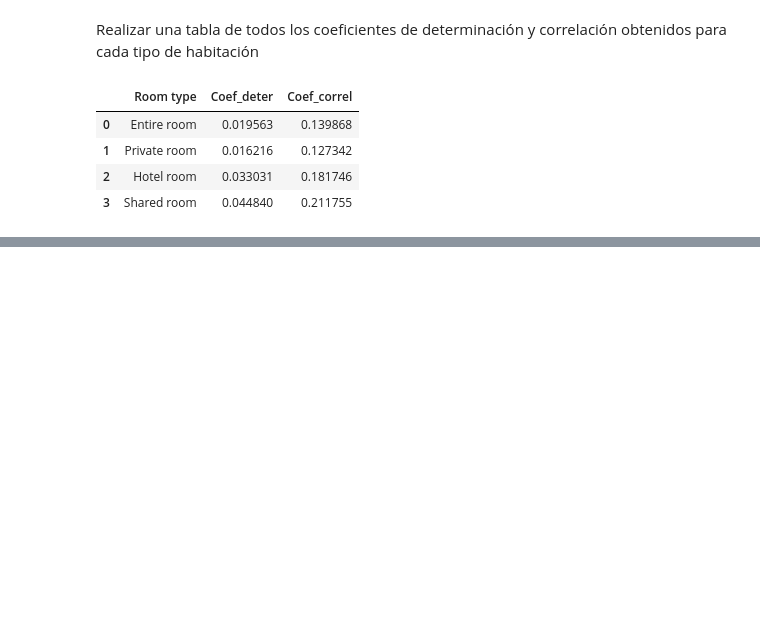
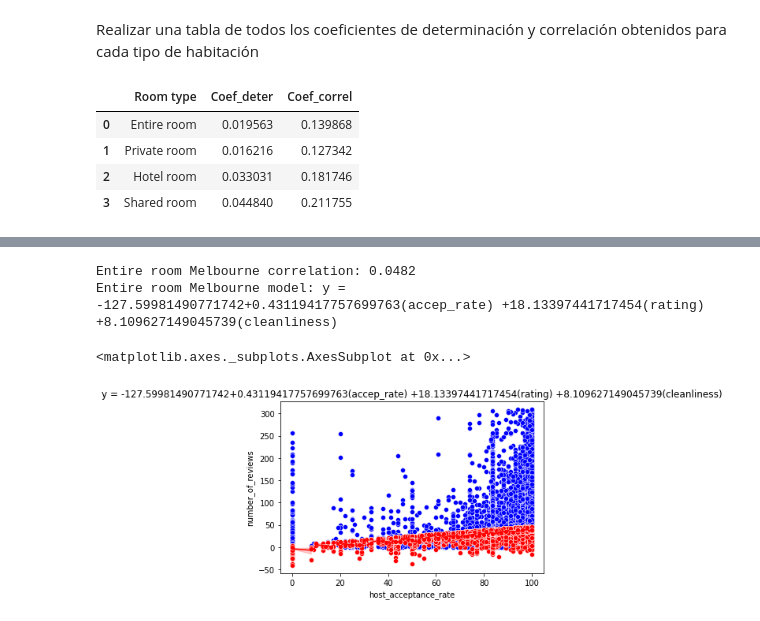
Before and after one commit to a01706447/Actividad-1, a Jupyter notebook: Actividad1_A01706447.ipynb, the cells around one changed output, grey strips where cells are left out. Saved outputs shown, nothing was run; the diff lists cells and outputs as text; code cells hidden in the pictures; blank space fills up the shorter version.

```diff
--- a/Actividad1_A01706447.ipynb
+++ b/Actividad1_A01706447.ipynb
@@ -362,0 +401,16 @@ df
+# %%
+entire_mel = melbourne[melbourne['room_type']=='Entire home/apt']
+entire_mel.drop('room_type',axis=1, inplace=True)
+y=entire_mel
+
+percentile25=y.quantile(0.25) #Q1
+percentile75=y.quantile(0.75) #Q3
+iqr= percentile75 - percentile25
+
+Limite_Superior_iqr= percentile75 + 6.5*iqr
+Limite_Inferior_iqr= percentile25 - 6.5*iqr
+df3= entire_mel[(y<=Limite_Superior_iqr)&(y>=Limite_Inferior_iqr)]
+
+entire_melb=df3.copy()
+entire_melb=entire_melb.fillna(round(df3.mean(),1))
+entire_melb
@@ -362,0 +476,29 @@ df
+# %%
+indep_enmelb = entire_melb[['host_acceptance_rate', 'review_scores_rating','review_scores_cleanliness']]
+dep_enmelb = entire_melb['number_of_reviews']
+
+model_enmelb = LinearRegression()
+
+model_enmelb.fit(X=indep_enmelb, y=dep_enmelb)
+model_enmelb.__dict__
+model_enmelb.score(indep_enmelb,dep_enmelb)
+
+#Creamos el modelo
+reg = LinearRegression().fit(X=indep_enmelb, y=dep_enmelb)
+y_pred_enmelb = reg.predict(indep_enmelb)
+
+#Graficamos
+leyenda = 'y = '+str(reg.intercept_)+'+'+str(reg.coef_[0])+'(accep_rate) +'+str(reg.coef_[1])+'(rating) +'+str(reg.coef_[2])+'(cleanliness)'
+
+print('Entire room Melbourne correlation: %.4f' % model_enmelb.score(indep_enmelb,dep_enmelb))
+print('Entire room Melbourne model: '+ leyenda)
+
+plt.title(leyenda)
+sns.scatterplot(x='host_acceptance_rate', y='number_of_reviews', color="blue", data=entire_melb)
+sns.scatterplot(x='host_acceptance_rate', y=y_pred_enmelb, color="red", data=entire_melb)
+sns.lineplot(x='host_acceptance_rate', y=y_pred_enmelb, color="red", data=entire_melb)
+# %% [output]
+Entire room Melbourne correlation: 0.0482
+Entire room Melbourne model: y = -127.59981490771742+0.43119417757699763(accep_rate) +18.13397441717454(rating) +8.109627149045739(cleanliness)
+<matplotlib.axes._subplots.AxesSubplot at 0x...>
+[figure, added]
```
Also changed, not shown: parts of 15 cells of this notebook.
